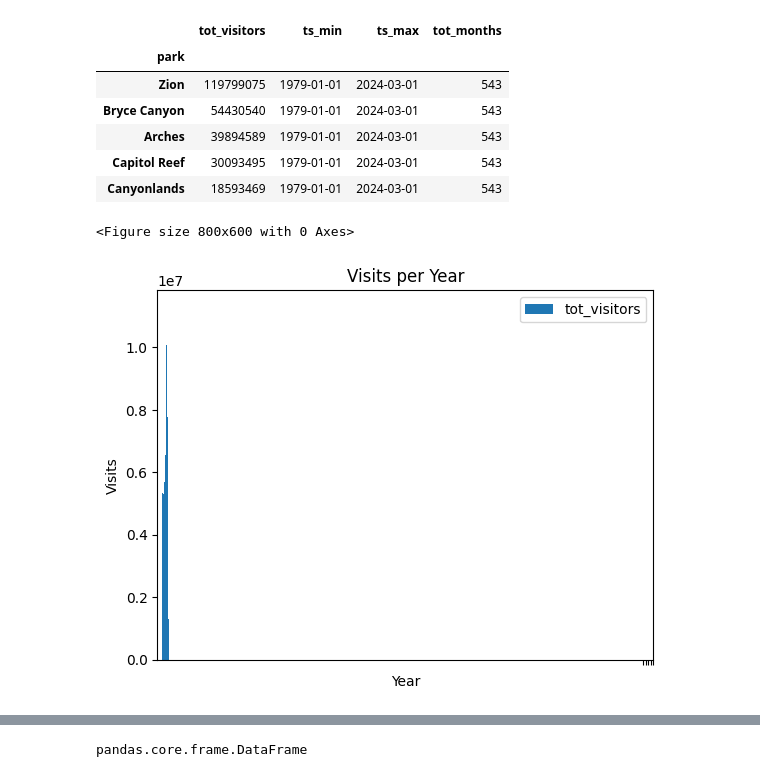
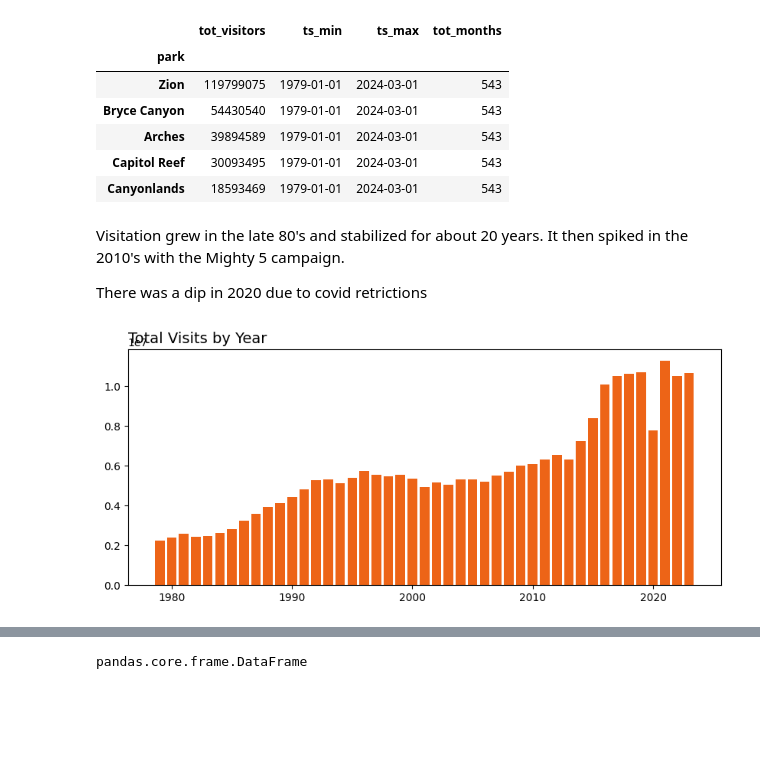
Before and after one commit to rgbuckley/utah_nps_visitation, a Jupyter notebook: Prophet.ipynb, the cells around one changed output, grey strips where cells are left out. Saved outputs shown, nothing was run; the diff lists cells and outputs as text; code cells hidden in the pictures; blank space fills up the shorter version.

```diff
--- a/Prophet.ipynb
+++ b/Prophet.ipynb
@@ -64,6 +64,16 @@ for f in csv_files:
 df_visit = df_visit.convert_dtypes()
 # %% [markdown]
 # Exploratory Data Analysis
+# %%
+#set colors
+#use brand colors of Mighty 5 campaign (https://www.visitutah.com/places-to-go/parks-outdoors/the-mighty-5)
+orange = '#ed6417'
+d_blue = '#012d50'
+red = '#772116'
+l_blue = '#51b8f3'
+gray = '#516c85'
+
+colors = [orange, d_blue, red, l_blue, gray]
 # %% [markdown]
 We have data starting in 1979 for each park. Each has a monthly observation through March 2024
 # %%
@@ -87,30 +97,34 @@ We have data starting in 1979 for each park. Each has a monthly observation thro
 | Arches | 39894589 | 1979-01-01 | 2024-03-01 | 543 |
 | Capitol Reef | 30093495 | 1979-01-01 | 2024-03-01 | 543 |
 | Canyonlands | 18593469 | 1979-01-01 | 2024-03-01 | 543 |
+# %% [markdown]
+Visitation grew in the late 80's and stabilized for about 20 years. It then spiked in the 2010's with the Mighty 5 campaign.
+
+There was a dip in 2020 due to covid retrictions
 # %%
 visits_by_year = (
     df_visit
+    .loc[(df_visit['ts'].dt.year < 2024)] #filter current year since it's incomplete
     .groupby(df_visit['ts'].dt.year)
     .agg(
         tot_visitors=('visitors', 'sum')
     )
     .reset_index()
     .rename(columns={'ts':'year'})
 )
 
 # Create the bar plot
-plt.figure(figsize=(8, 6))  # Adjust figure size (optional)
-visits_by_year.plot(kind='bar', x='year', y='tot_visitors')
+fig, ax = plt.subplots(figsize=(10,4))
 
-# Customize the plot (optional)
-plt.xlabel('Year')
-plt.ylabel('Visits')
-plt.title('Visits per Year')
+ax.bar(visits_by_year['year'], visits_by_year['tot_visitors'], color=[orange])
 
-plt.xticks([1979, 1989, 1999, 2009, 2019])
+ax.set_title(
+    'Total Visits by Year',
+    fontsize=14,
+    loc='left'
+)
 
 # Display the plot
 plt.show()
 # %% [output]
-<Figure size 800x600 with 0 Axes>
-[figure, old version]
+[figure, new version]
```
Also changed, not shown: parts of 2 cells of this notebook.
